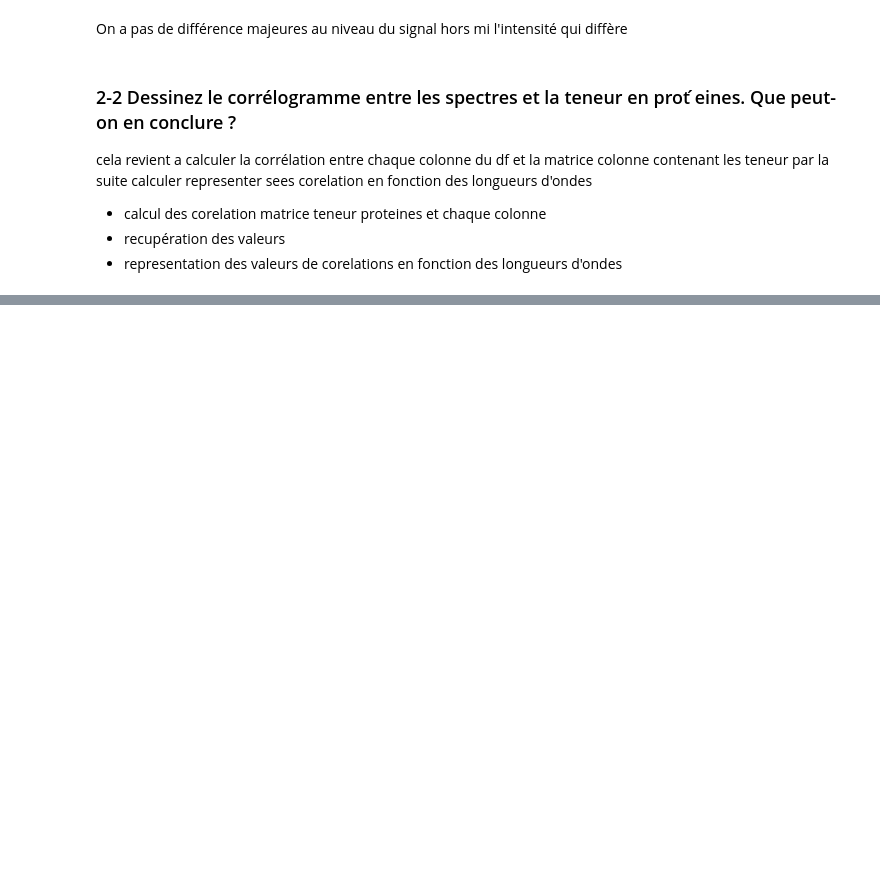
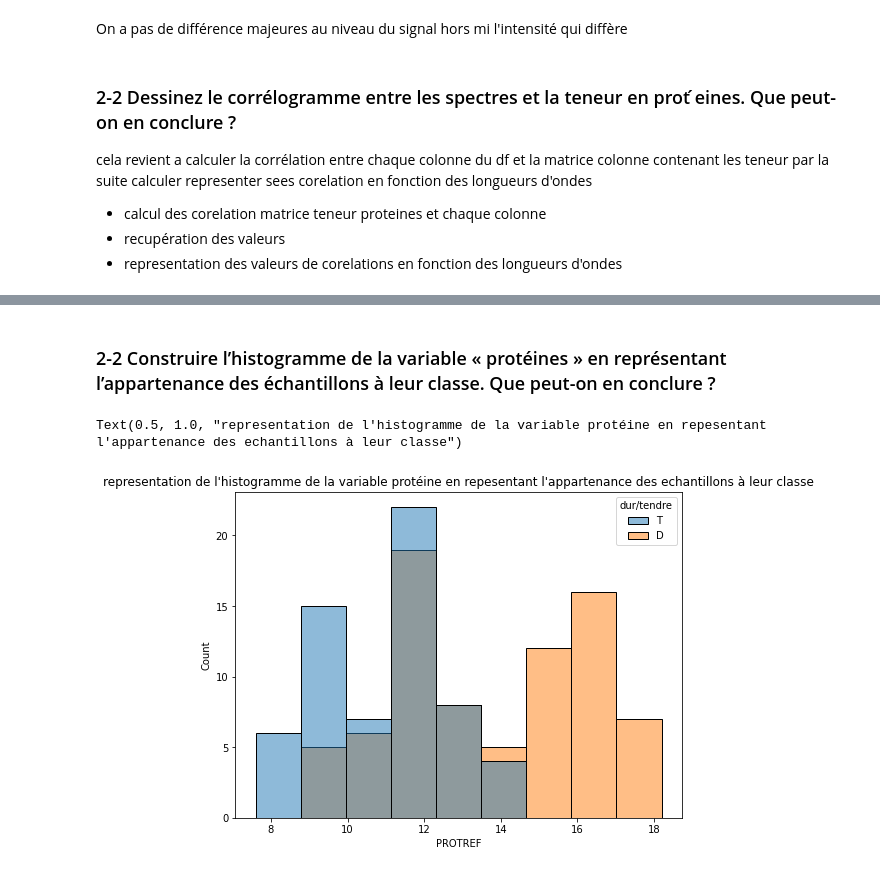
Before and after one commit to BigDwelcome/Chemoocs, a Jupyter notebook: Grain 2/Grain 2.ipynb, the cells around one changed output, grey strips where cells are left out. Cells and saved outputs as stored; diff of their text form; code cells hidden in the pictures; blank space fills up the shorter version.

```diff
--- a/Grain 2/Grain 2.ipynb
+++ b/Grain 2/Grain 2.ipynb
@@ -211,0 +250,10 @@ spectres_uni.corr
+# %% [markdown]
+### 2-2 Construire l’histogramme de la variable « protéines » en représentant l’appartenance des  échantillons à leur classe. Que peut-on en conclure ?
+# %%
+# representation de l'histogramme de la variable protéine en repesentant l'appartenance des echantillons à leur classe
+plt.figure(figsize=(8, 6))
+sns.histplot(infos_farines,x='PROTREF',hue='dur/tendre')
+plt.title("representation de l'histogramme de la variable protéine en repesentant l'appartenance des echantillons à leur classe")
+# %% [output]
+Text(0.5, 1.0, "representation de l'histogramme de la variable protéine en repesentant l'appartenance des echantillons à leur classe")
+[figure, added]
```
Also changed, not shown: parts of 8 cells of this notebook.
